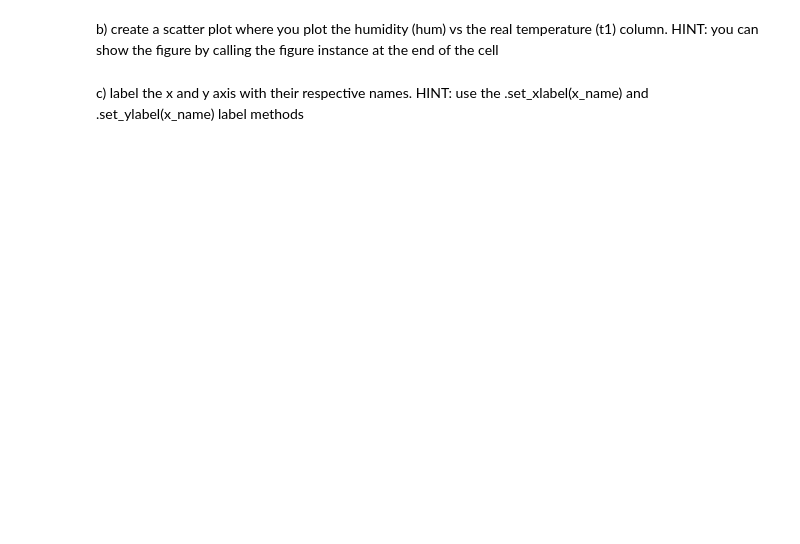
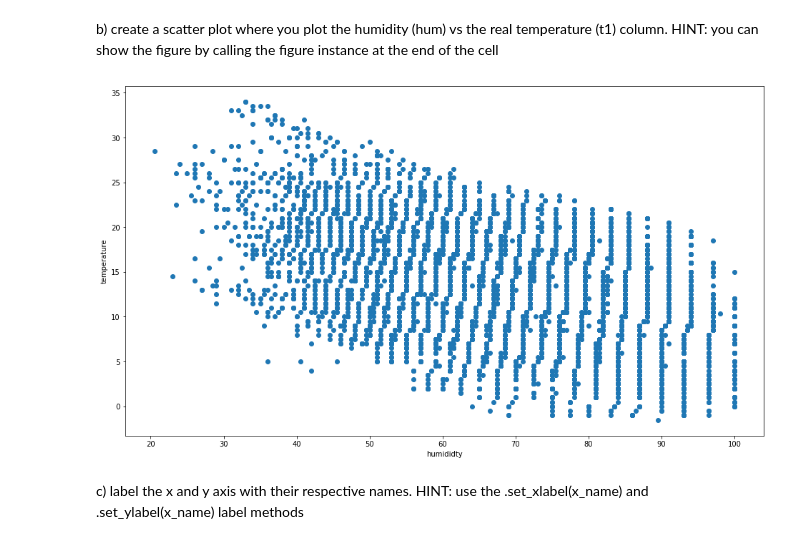
Before and after one commit to ramiejleh/ReDi_DataAnalytics_Repo, a Jupyter notebook: lesson05/exercises/exercises_visualisation.ipynb, the cells around one changed output. Cells and saved outputs as stored; diff of their text form; code cells hidden in the pictures; blank space fills up the shorter version.

```diff
--- a/lesson05/exercises/exercises_visualisation.ipynb
+++ b/lesson05/exercises/exercises_visualisation.ipynb
@@ -36,4 +56,12 @@ a) create a figure with one axis instance. You can either use plt.figure() or us
 # %% [markdown]
 b) create a scatter plot where you plot the humidity (hum) vs the real temperature (t1) column. HINT: you can show the figure by calling the figure instance at the end of the cell
+# %%
+plt.figure()
+plt.scatter(x=bikes["hum"], y=bikes["t1"])
+plt.ylabel("temperature")
+plt.xlabel("humididty")
+plt.show()
+# %% [output]
+[figure, added]
 # %% [markdown]
 c) label the x and y axis with their respective names. HINT: use the .set_xlabel(x_name) and .set_ylabel(x_name) label methods
```
Also changed, not shown: parts of 6 cells of this notebook, 6 other files.
